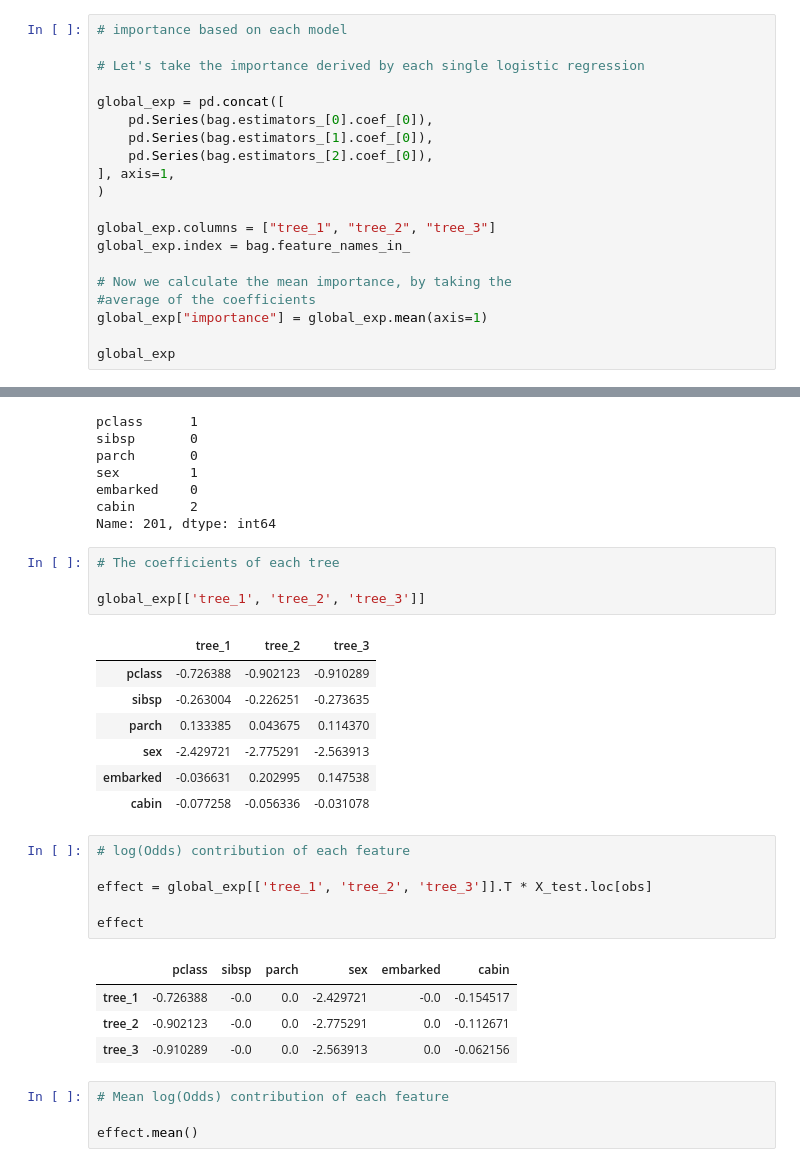
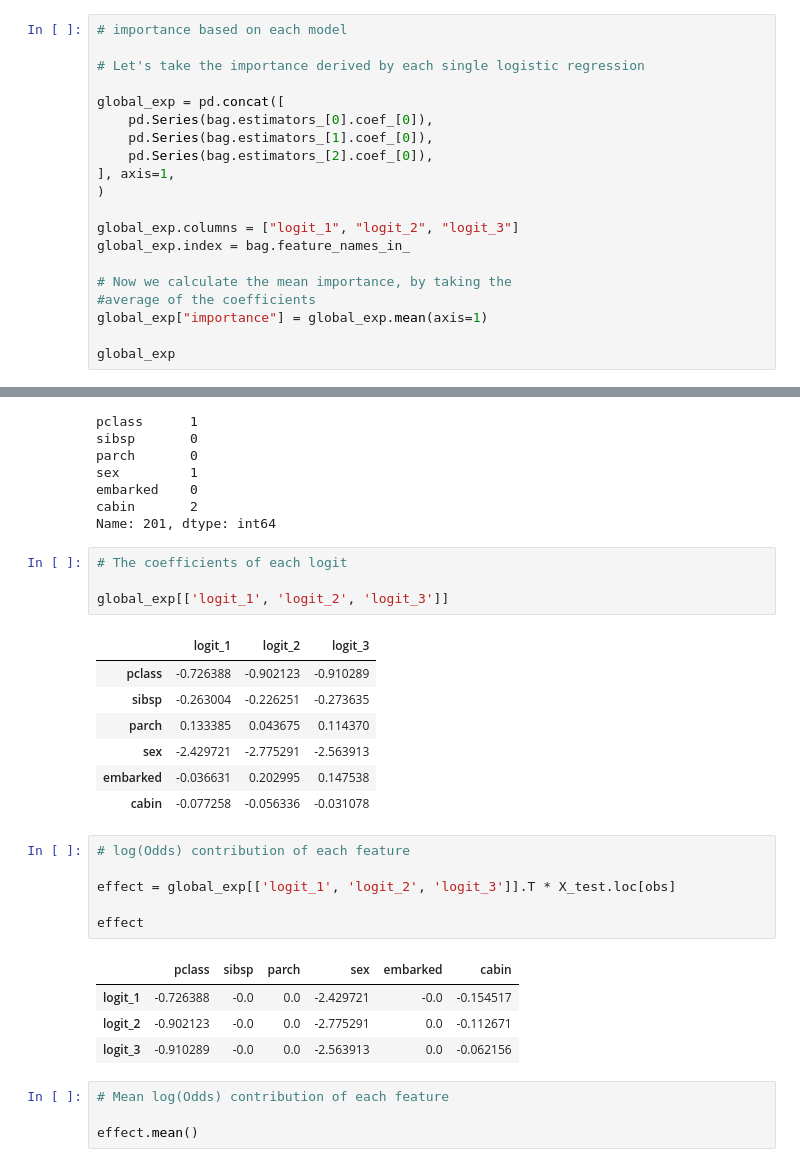
Before and after one commit to solegalli/machine-learning-interpretability, a Jupyter notebook: 07-random-forests/4-bagging-logistic-regression.ipynb, the cells around one changed output, grey strips where cells are left out. Cells and saved outputs as stored; diff of their text form.

```diff
--- a/07-random-forests/4-bagging-logistic-regression.ipynb
+++ b/07-random-forests/4-bagging-logistic-regression.ipynb
@@ -92,7 +92,7 @@ global_exp = pd.concat([
 ], axis=1,
 )
 
-global_exp.columns = ["tree_1", "tree_2", "tree_3"]
+global_exp.columns = ["logit_1", "logit_2", "logit_3"]
 global_exp.index = bag.feature_names_in_
 
 # Now we calculate the mean importance, by taking the
@@ -143,11 +143,11 @@ embarked    0
 cabin       2
 Name: 201, dtype: int64
 # %%
-# The coefficients of each tree
+# The coefficients of each logit
 
-global_exp[['tree_1', 'tree_2', 'tree_3']]
+global_exp[['logit_1', 'logit_2', 'logit_3']]
 # %% [output]
-|  | tree_1 | tree_2 | tree_3 |
+|  | logit_1 | logit_2 | logit_3 |
 | pclass | -0.726388 | -0.902123 | -0.910289 |
 | sibsp | -0.263004 | -0.226251 | -0.273635 |
 | parch | 0.133385 | 0.043675 | 0.114370 |
@@ -157,14 +157,14 @@ global_exp[['tree_1', 'tree_2', 'tree_3']]
 # %%
 # log(Odds) contribution of each feature
 
-effect = global_exp[['tree_1', 'tree_2', 'tree_3']].T * X_test.loc[obs]
+effect = global_exp[['logit_1', 'logit_2', 'logit_3']].T * X_test.loc[obs]
 
 effect
 # %% [output]
 |  | pclass | sibsp | parch | sex | embarked | cabin |
-| tree_1 | -0.726388 | -0.0 | 0.0 | -2.429721 | -0.0 | -0.154517 |
-| tree_2 | -0.902123 | -0.0 | 0.0 | -2.775291 | 0.0 | -0.112671 |
-| tree_3 | -0.910289 | -0.0 | 0.0 | -2.563913 | 0.0 | -0.062156 |
+| logit_1 | -0.726388 | -0.0 | 0.0 | -2.429721 | -0.0 | -0.154517 |
+| logit_2 | -0.902123 | -0.0 | 0.0 | -2.775291 | 0.0 | -0.112671 |
+| logit_3 | -0.910289 | -0.0 | 0.0 | -2.563913 | 0.0 | -0.062156 |
 # %%
 # Mean log(Odds) contribution of each feature
 
```
Also changed, not shown: parts of 2 cells of this notebook.
